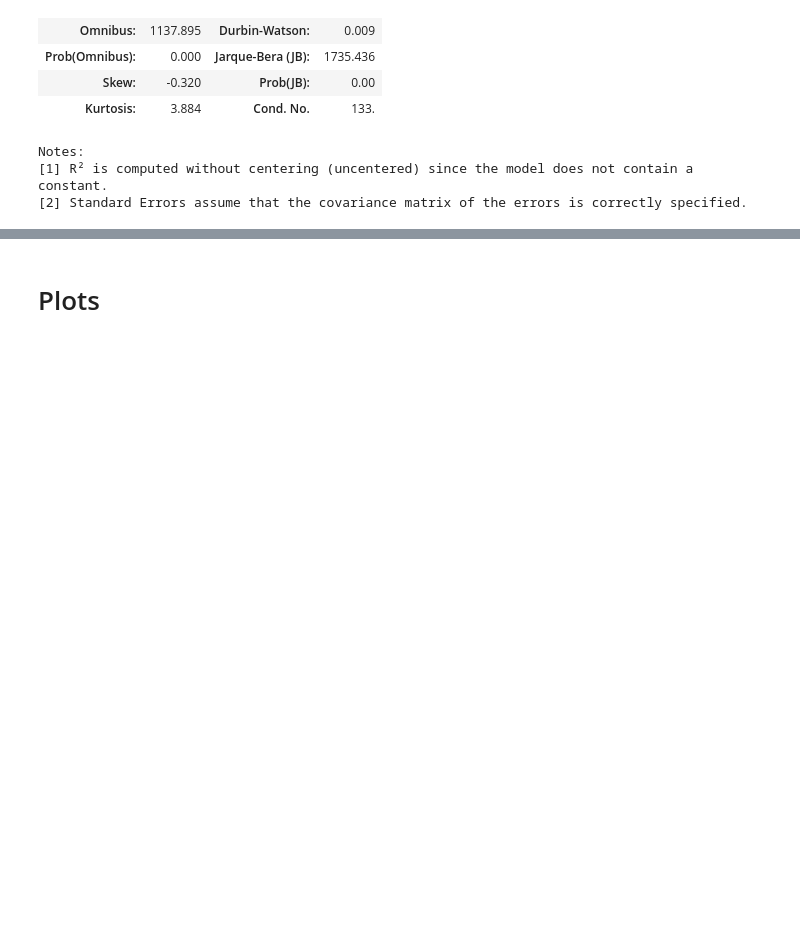
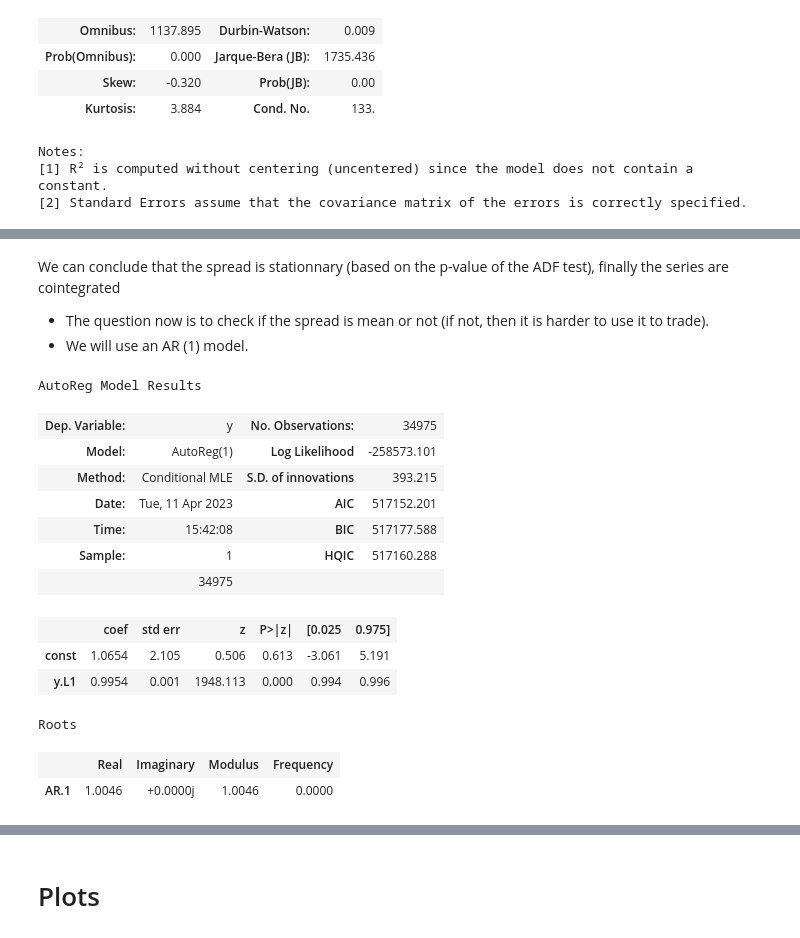
Before and after one commit to Faissal-Titouan/Crypto_Statistical_Arbitrage, a Jupyter notebook: notebook_stat/01_Firsts_try.ipynb, the cells around one changed output, grey strips where cells are left out. Cells and saved outputs as stored; diff of their text form; code cells hidden in the pictures; blank space fills up the shorter version.

```diff
--- a/notebook_stat/01_Firsts_try.ipynb
+++ b/notebook_stat/01_Firsts_try.ipynb
@@ -124,0 +138,21 @@ spread = working_df['close_BTCUSDT'] - model_calibrated.predict()
+# %% [markdown]
+We can conclude that the spread is stationnary (based on the p-value of the ADF test), finally the series are cointegrated
+- The question now is to check if the spread is mean or not (if not, then it is harder to use it to trade).
+- We will use an AR (1) model.
+# %%
+smt.ar_model.AutoReg(np.array(spread),lags = 1).fit().summary()
+# %% [output]
+AutoReg Model Results
+| Dep. Variable: | y | No. Observations: | 34975 |
+| Model: | AutoReg(1) | Log Likelihood | -258573.101 |
+| Method: | Conditional MLE | S.D. of innovations | 393.215 |
+| Date: | Tue, 11 Apr 2023 | AIC | 517152.201 |
+| Time: | 15:42:08 | BIC | 517177.588 |
+| Sample: | 1 | HQIC | 517160.288 |
+|  | 34975 |  |  |
+|  | coef | std err | z | P>|z| | [0.025 | 0.975] |
+| const | 1.0654 | 2.105 | 0.506 | 0.613 | -3.061 | 5.191 |
+| y.L1 | 0.9954 | 0.001 | 1948.113 | 0.000 | 0.994 | 0.996 |
+Roots
+|  | Real | Imaginary | Modulus | Frequency |
+| AR.1 | 1.0046 | +0.0000j | 1.0046 | 0.0000 |
```
Also changed, not shown: parts of 15 cells of this notebook.
